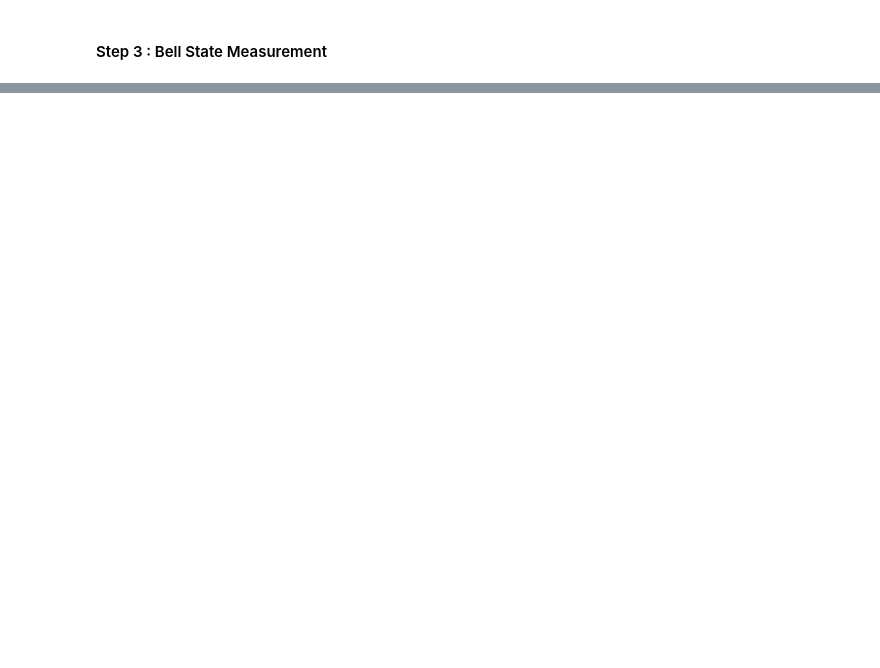
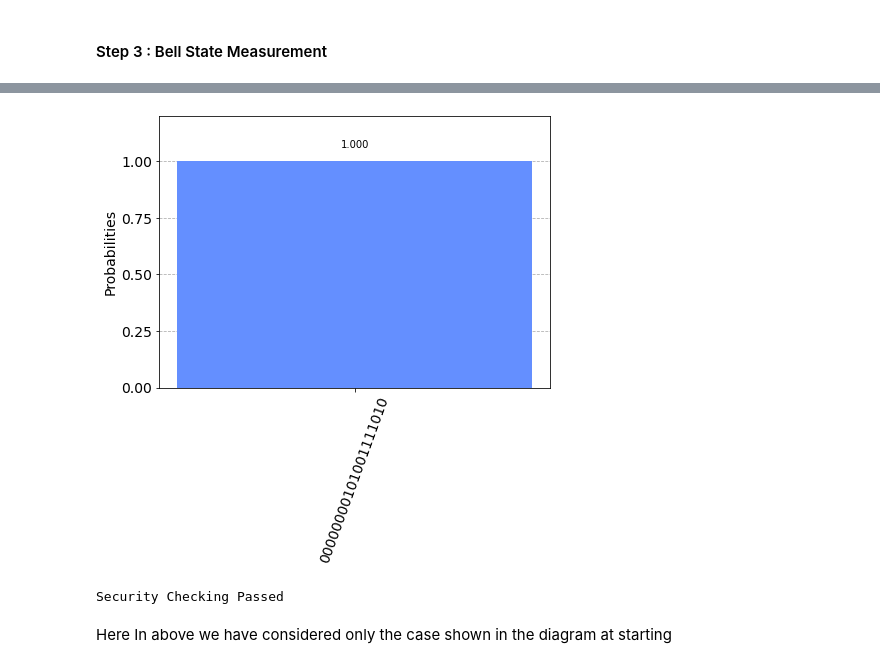
Before and after one commit to shashwat-1234/some_qsdc_codes, a Jupyter notebook: QSDC_Protocol-1/Qsdc_file_2.ipynb, the cells around one changed output, grey strips where cells are left out. Cells and saved outputs as stored; diff of their text form; code cells hidden in the pictures; blank space fills up the shorter version.

```diff
--- a/QSDC_Protocol-1/Qsdc_file_2.ipynb
+++ b/QSDC_Protocol-1/Qsdc_file_2.ipynb
@@ -64,6 +72,18 @@ def bell_meas(circuit, a, b):
     circuit.cx(a, b)
     circuit.h(a)
     return circuit
+
+def run_circuit(qc, shot):
+    backend = Aer.get_backend('qasm_simulator') # we choose the simulator as our backend
+    result = execute(qc, backend, shots = shot).result() # we run the simulation
+    counts = result.get_counts() # we get the counts
+    return counts
+
+def count_to_str(counts):
+    r = counts.items()
+    for res, shots in r:
+        result = str(res)
+    return result
 # %% [markdown]
 #### Step 1 : preparing photon sequence
 #### Step 2 : Sending qubits Ca and Cb to Charlie
@@ -121,0 +148,42 @@ Here as we know security of a bit will not be checked if the bases of correspodi
+# %%
+count1 = run_circuit(circuit, 1)
+plot_histogram(count1)
+# %% [output]
+[figure, added]
+# %%
+result1 = count_to_str(count1)
+result1 = result1[::-1]
+bit1 = result1[2]
+bit2 = result1[3]
+flag = -1
+# For security checking
+
+if a_single_base[0] == b_single_base[0]:
+    flag = 0
+    if bit1 == "0" and bit2 == "0":
+        if a_single_qbit == b_single_qbit:
+            flag = 1
+    elif bit1 == "0" and bit2 == "1":
+        if a_single_base[0] == 0 and a_single_qbit != b_single_qbit:
+            flag = 1
+        elif a_single_base[0] == 1 and a_single_qbit == b_single_qbit:
+            flag = 1
+    elif bit1 == "1" and bit2 == "0":
+        if a_single_base[0] == 1 and a_single_qbit != b_single_qbit:
+            flag = 1
+        elif a_single_base[0] == 0 and a_single_qbit == b_single_qbit:
+            flag = 1
+    else:
+        if a_single_qbit != b_single_qbit:
+            flag = 1
+
+if flag == -1:
+    print("Security Checking Not Done due to Basis Difference")
+elif flag == 0:
+    print("Security Checking Failed")
+else:
+    print("Security Checking Passed")
+# %% [output]
+Security Checking Passed
+# %% [markdown]
+Here In above we have considered only the case shown in the diagram at starting
```
Also changed, not shown: parts of 15 cells of this notebook, 2 other files.
